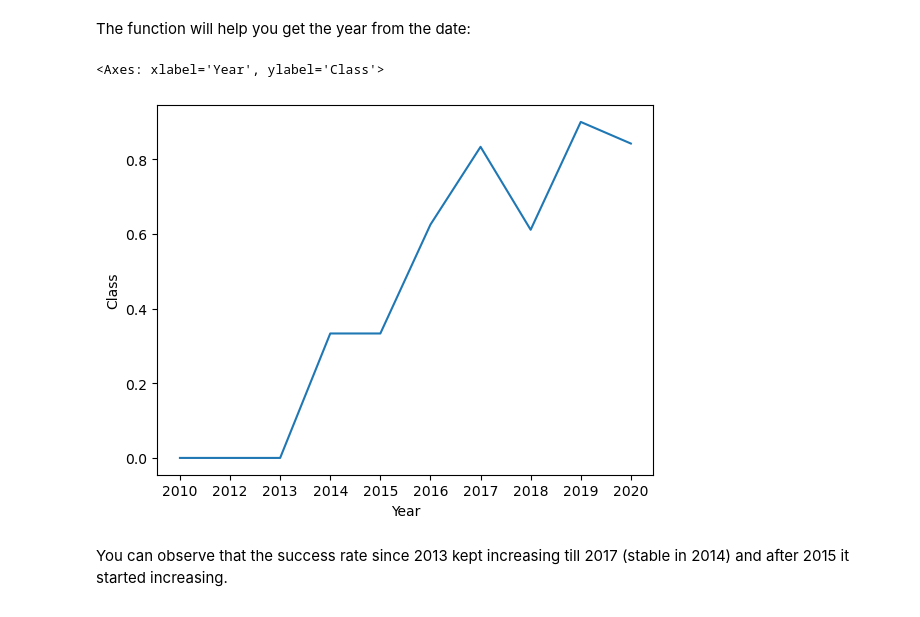
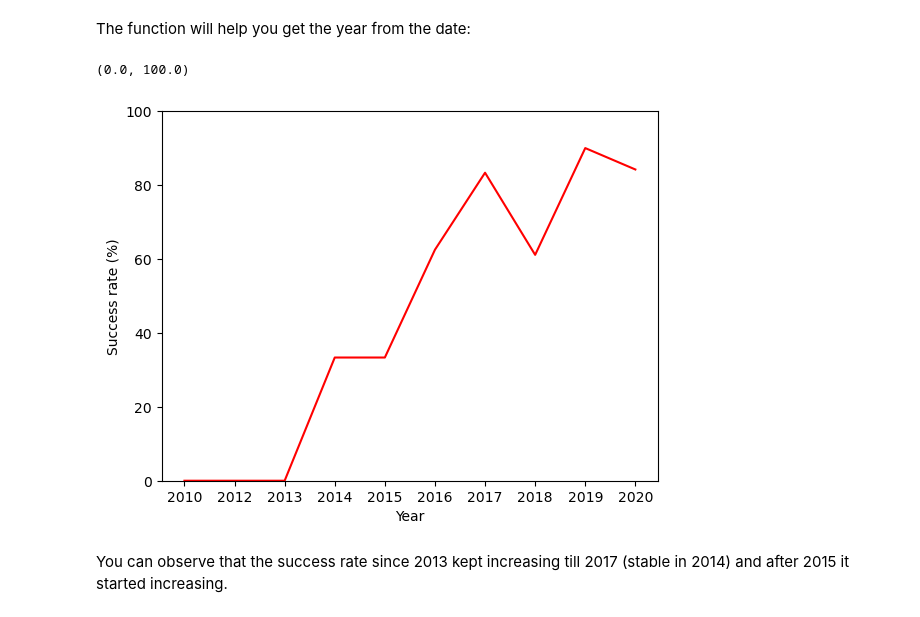
Before and after one commit to alexslittle/ibm-ads-capstone, a Jupyter notebook: jupyter-labs-eda-dataviz.ipynb, the cells around one changed output. Saved outputs shown, nothing was run; the diff lists cells and outputs as text; code cells hidden in the pictures.

```diff
--- a/jupyter-labs-eda-dataviz.ipynb
+++ b/jupyter-labs-eda-dataviz.ipynb
@@ -153,11 +165,14 @@ The function will help you get the year from the date:
 # %%
 # Plot a line chart with x axis to be the extracted year and y axis to be the success rate
 df = df.assign(Year=lambda x: x.Date.str[:4])
 df_line = pd.DataFrame(df.groupby(["Year"])["Class"].mean()).reset_index()
-sns.lineplot(df_line, x="Year", y="Class")
+df_line.Class = df_line.Class.multiply(100)
+sns.lineplot(df_line, x="Year", y="Class", c="r")
+plt.ylabel("Success rate (%)")
+plt.ylim(0, 100)
 # %% [output]
-<Axes: xlabel='Year', ylabel='Class'>
+(0.0, 100.0)
-[figure, old version]
+[figure, new version]
 # %% [markdown]
 You can observe that the success rate since 2013 kept increasing till 2017 (stable in 2014) and after 2015 it started increasing.
 # %% [markdown]
```
Also changed, not shown: parts of 7 cells of this notebook.
